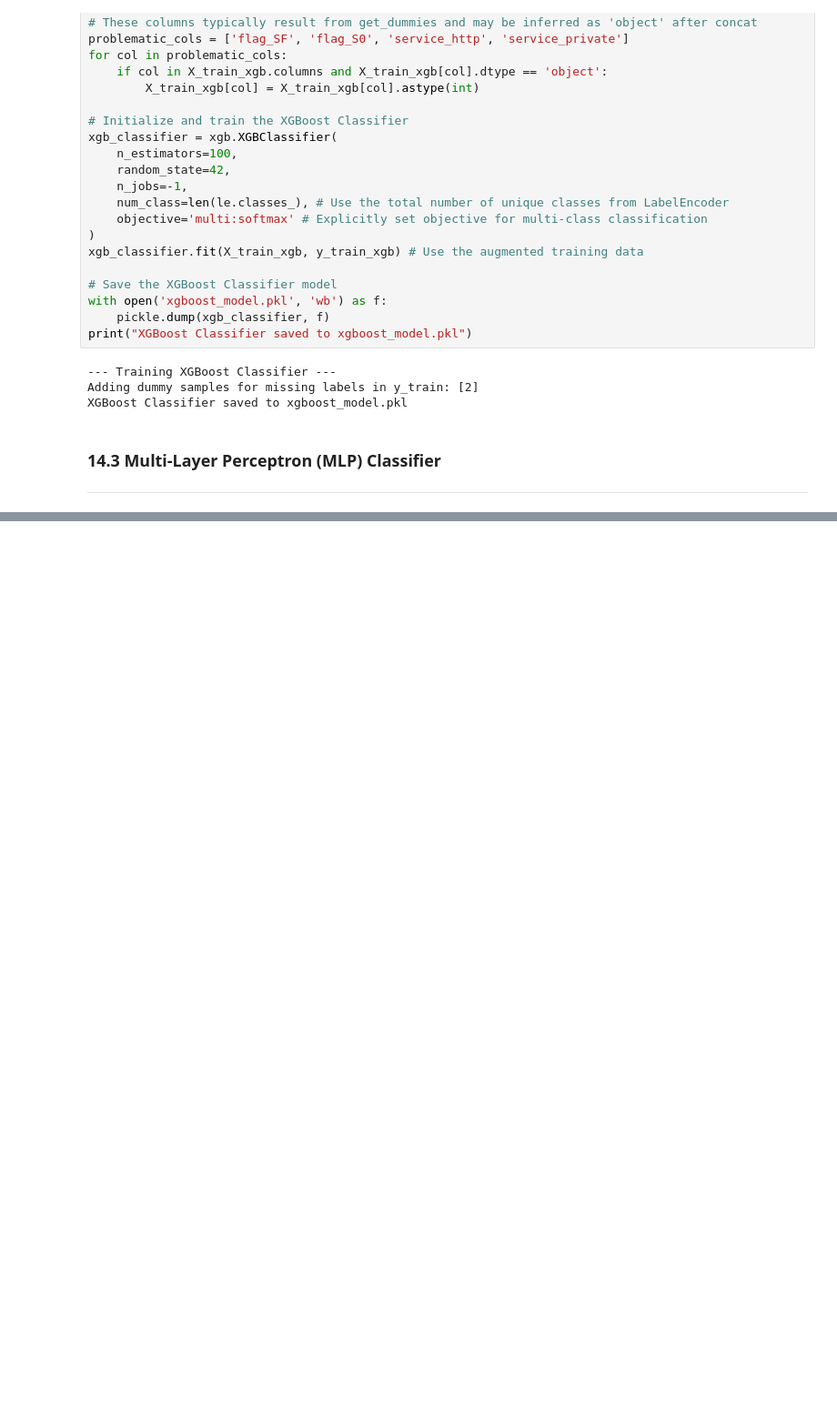
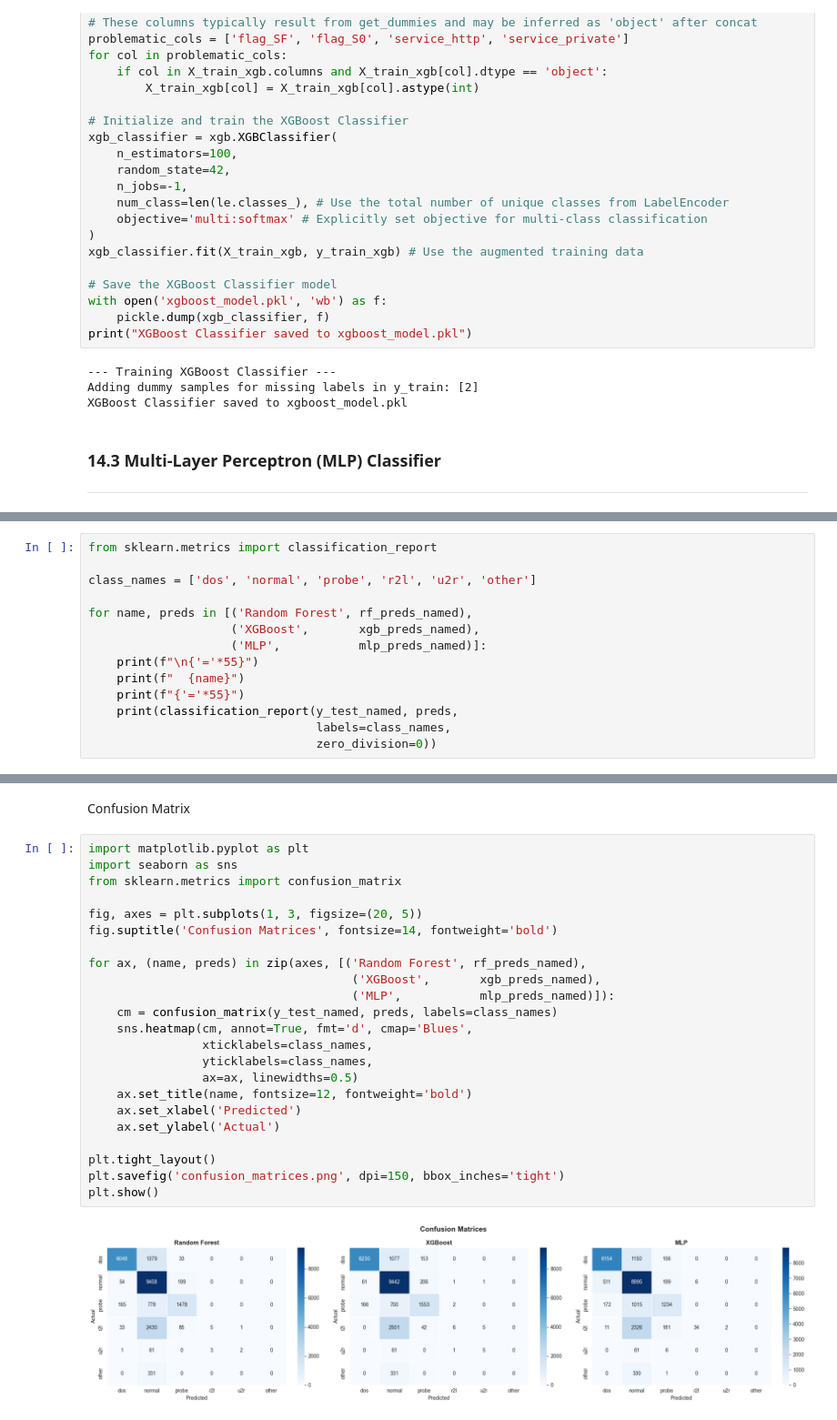
Before and after one commit to AKASH1231961/Intrusion-Detection-in-Network-Traffic-, a Jupyter notebook: EDA+modelcreation.ipynb, the cells around one changed output, grey strips where cells are left out. Shown at 91% size. Saved outputs shown, nothing was run; the diff lists cells and outputs as text; blank space fills up the shorter version.

```diff
--- a/EDA+modelcreation.ipynb
+++ b/EDA+modelcreation.ipynb
@@ -1055,0 +998,14 @@ MLP Classifier saved to mlp_model.pkl
+# %%
+from sklearn.metrics import classification_report
+
+class_names = ['dos', 'normal', 'probe', 'r2l', 'u2r', 'other']
+
+for name, preds in [('Random Forest', rf_preds_named),
+                    ('XGBoost',       xgb_preds_named),
+                    ('MLP',           mlp_preds_named)]:
+    print(f"\n{'='*55}")
+    print(f"  {name}")
+    print(f"{'='*55}")
+    print(classification_report(y_test_named, preds,
+                                labels=class_names,
+                                zero_division=0))
@@ -1055,0 +1030,27 @@ MLP Classifier saved to mlp_model.pkl
+# %% [markdown]
+Confusion Matrix
+# %%
+import matplotlib.pyplot as plt
+import seaborn as sns
+from sklearn.metrics import confusion_matrix
+
+fig, axes = plt.subplots(1, 3, figsize=(20, 5))
+fig.suptitle('Confusion Matrices', fontsize=14, fontweight='bold')
+
+for ax, (name, preds) in zip(axes, [('Random Forest', rf_preds_named),
+                                     ('XGBoost',       xgb_preds_named),
+                                     ('MLP',           mlp_preds_named)]):
+    cm = confusion_matrix(y_test_named, preds, labels=class_names)
+    sns.heatmap(cm, annot=True, fmt='d', cmap='Blues',
+                xticklabels=class_names,
+                yticklabels=class_names,
+                ax=ax, linewidths=0.5)
+    ax.set_title(name, fontsize=12, fontweight='bold')
+    ax.set_xlabel('Predicted')
+    ax.set_ylabel('Actual')
+
+plt.tight_layout()
+plt.savefig('confusion_matrices.png', dpi=150, bbox_inches='tight')
+plt.show()
+# %% [output]
+[figure, added]
```
Also changed, not shown: parts of 26 cells of this notebook.
